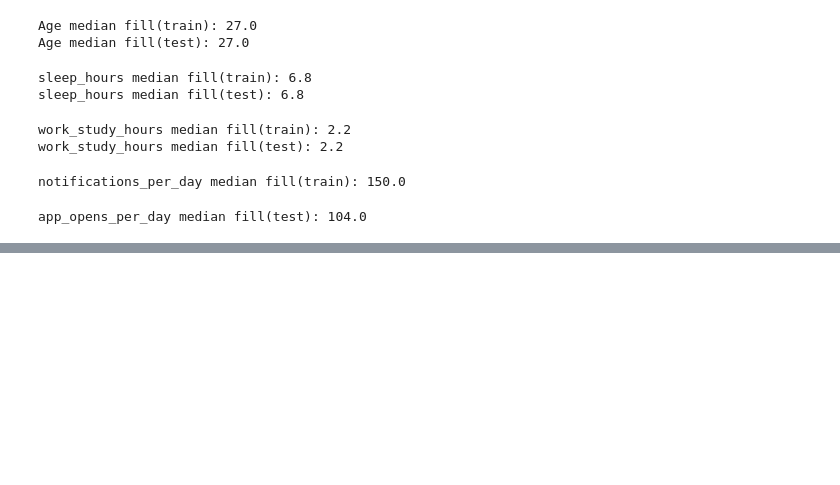
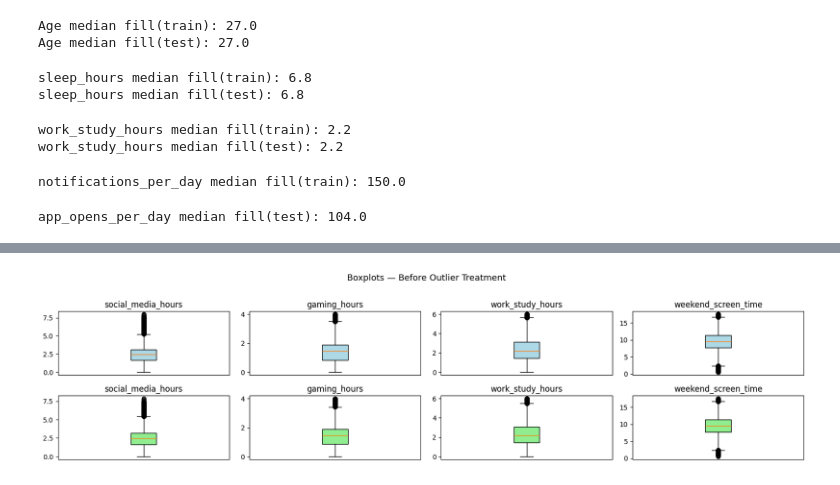
Before and after one commit to kamxsato/MIS444_Final_Project, a Jupyter notebook: 24104087_Final_Project.ipynb, the cells around one changed output, grey strips where cells are left out. Cells and saved outputs as stored; diff of their text form; code cells hidden in the pictures; blank space fills up the shorter version.

```diff
--- a/24104087_Final_Project.ipynb
+++ b/24104087_Final_Project.ipynb
@@ -272,0 +365,25 @@ test['notifications_per_day'] = KNNImputer(n_neighbors= 3, weights= "distance").
+# %%
+# 2.3 Outliers
+# 2.3.1 Outlier Detection using IQR
+
+num_cols = ['age', 'daily_screen_time_hours', 'social_media_hours',
+            'gaming_hours', 'work_study_hours', 'sleep_hours',
+            'notifications_per_day', 'app_opens_per_day', 'weekend_screen_time']
+
+def iqr_bounds(series):
+    Q1 = series.quantile(0.25)
+    Q3 = series.quantile(0.75)
+    IQR = Q3 - Q1
+    return Q1 - 1.5 * IQR, Q3 + 1.5 * IQR
+
+print('Train IQR Outlier Bounds:')
+for col in num_cols:
+    lo, hi = iqr_bounds(train[col].dropna())
+    n_out  = ((train[col] < lo) | (train[col] > hi)).sum()
+    print(f'  {col:<15} lower={lo:>10.2f}  upper={hi:>10.2f}  outliers={n_out}')
+
+print('Test IQR Outlier Bounds:')
+for col in num_cols:
+    lo, hi = iqr_bounds(test[col].dropna())
+    n_out  = ((test[col] < lo) | (test[col] > hi)).sum()
+    print(f'  {col:<15} lower={lo:>10.2f}  upper={hi:>10.2f}  outliers={n_out}')
@@ -272,0 +411,22 @@ test['notifications_per_day'] = KNNImputer(n_neighbors= 3, weights= "distance").
+# %%
+# 2.3.2 Outlier detection using Boxplots
+num_cols_outl = ['social_media_hours', 'gaming_hours', 'work_study_hours', 'weekend_screen_time']
+
+fig, axes = plt.subplots(2, 4, figsize=(16, 4))
+for ax, col in zip(axes[0], num_cols_outl):
+    ax.boxplot(train[col].dropna(), patch_artist=True,
+               boxprops=dict(facecolor='lightblue'))
+    ax.set_title(col)
+    ax.set_xticks([])
+
+for ax, col in zip(axes[1], num_cols_outl):
+    ax.boxplot(test[col].dropna(), patch_artist=True,
+               boxprops=dict(facecolor='lightgreen'))
+    ax.set_title(col)
+    ax.set_xticks([])
+
+plt.suptitle('Boxplots — Before Outlier Treatment', y=1.02, fontsize=13)
+plt.tight_layout()
+plt.show()
+# %% [output]
+[figure, added]
```
Also changed, not shown: parts of 23 cells of this notebook.
